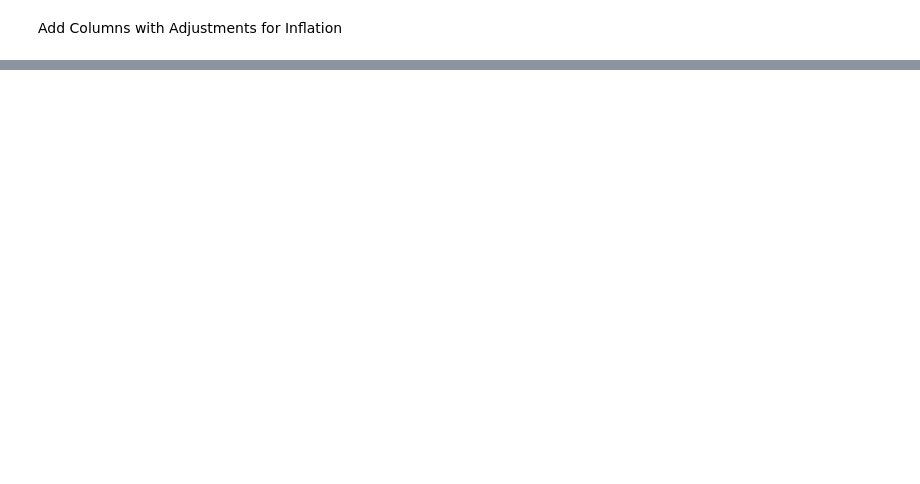
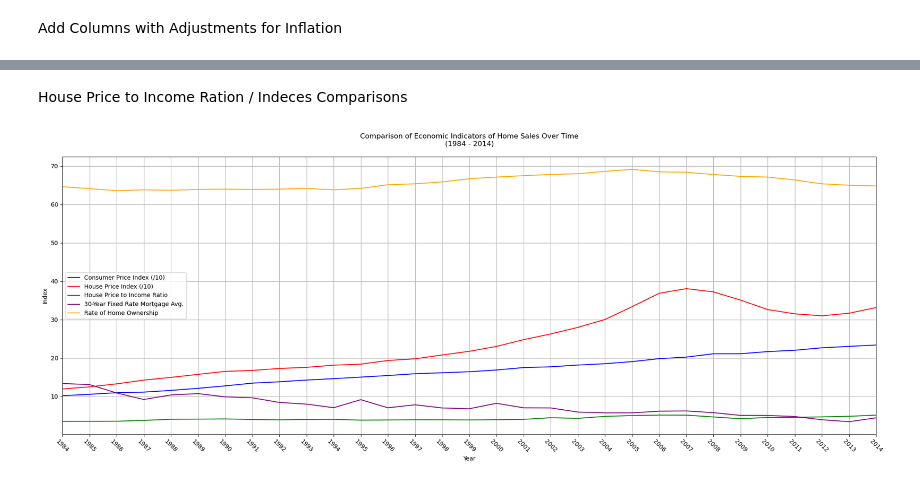
Before and after one commit to ManWithACap/Dataset-Analyzation-Project, a Jupyter notebook: api_data.ipynb, the cells around one changed output, grey strips where cells are left out. Saved outputs shown, nothing was run; the diff lists cells and outputs as text; code cells hidden in the pictures; blank space fills up the shorter version.

```diff
--- a/api_data.ipynb
+++ b/api_data.ipynb
@@ -519,0 +861,70 @@ KeyError: 'CPI'
+# %% [markdown]
+House Price to Income Ration / Indeces Comparisons
+# %%
+# Create filter for data
+data_filter = (
+      (economic_data_df["CPI"]                          != 0)
+    & (economic_data_df["HPI"]                          != 0)
+    & (economic_data_df["House Price to Income Ratio"]  != 0)
+)
+
+plt.figure(figsize=(20, 8))
+plt.plot(
+      pd.to_datetime(economic_data_df[data_filter]["Date"])
+    , economic_data_df[data_filter]["CPI"]/10
+    , marker    = ""
+    , linestyle = "-"
+    , color     = "blue"
+    , label     = "Consumer Price Index (/10)"
+)
+plt.plot(
+      pd.to_datetime(economic_data_df[data_filter]["Date"])
+    , economic_data_df[data_filter]["HPI"]/10
+    , marker    = ""
+    , linestyle = "-"
+    , color     = "red"
+    , label     = "House Price Index (/10)"
+)
+plt.plot(
+      pd.to_datetime(economic_data_df[data_filter]["Date"])
+    , economic_data_df[data_filter]["House Price to Income Ratio"]
+    , marker    = ""
+    , linestyle = "-"
+    , color     = "green"
+    , label     = "House Price to Income Ratio"
+)
+plt.plot(
+      pd.to_datetime(economic_data_df[data_filter]["Date"])
+    , economic_data_df[data_filter]["30-Year Fixed Rate Mortgage Avg."]
+    , marker    = ""
+    , linestyle = "-"
+    , color     = "purple"
+    , label     = "30-Year Fixed Rate Mortgage Avg."
+)
+plt.plot(
+      pd.to_datetime(economic_data_df[data_filter]["Date"])
+    , economic_data_df[data_filter]["Rate of Home Ownership"]
+    , marker    = ""
+    , linestyle = "-"
+    , color     = "orange"
+    , label     = "Rate of Home Ownership"
+)
+
+plt.title("Comparison of Economic Indicators of Home Sales Over Time\n(1984 - 2014)\n")
+plt.xlabel("Year")
+plt.ylabel("Index")
+plt.grid(True)
+plt.gca().xaxis.set_major_locator(YearLocator())
+plt.gca().xaxis.set_major_formatter(DateFormatter("%Y"))
+plt.tick_params(axis='x', rotation=-45)
+plt.xlim(economic_data_df[data_filter]['Date'].min(), economic_data_df[data_filter]['Date'].max())
+
+plt.legend()
+
+# Adjust layout
+plt.tight_layout()
+
+# Show the plots
+plt.show()
+# %% [output]
+[figure, added]
```
Also changed, not shown: parts of 17 cells of this notebook.
